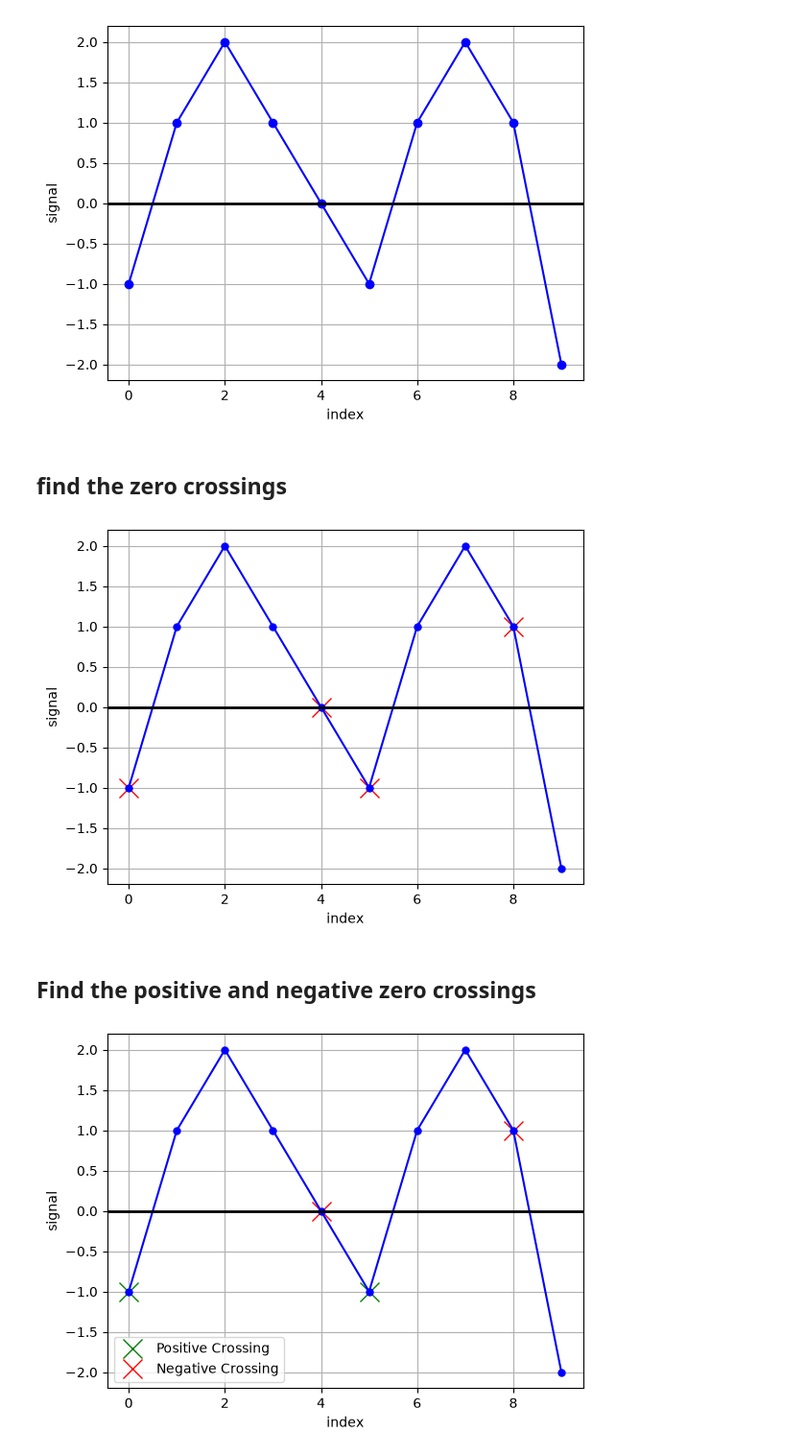
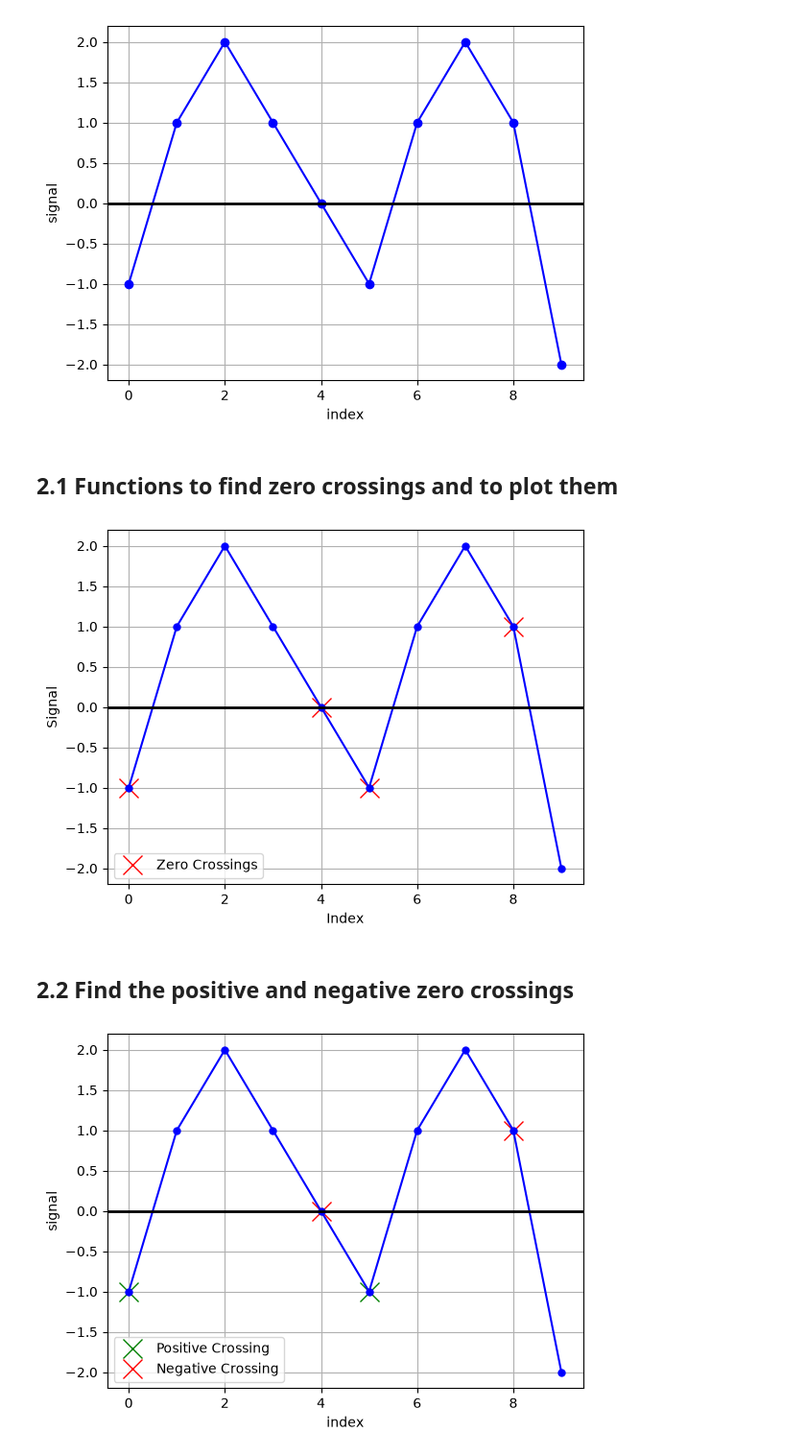
Before and after one commit to ChloeGil-student/Python-Series03, a Jupyter notebook: Python-Series03.ipynb, the cells around one changed output. Shown at 96% size. Saved outputs shown, nothing was run; the diff lists cells and outputs as text; code cells hidden in the pictures.

```diff
--- a/Python-Series03.ipynb
+++ b/Python-Series03.ipynb
@@ -26,31 +29,33 @@ plt.ylabel('signal')
 Text(0, 0.5, 'signal')
 [figure]
 # %% [markdown]
-## find the zero crossings
+## 2.1 Functions to find zero crossings and to plot them
 # %%
-# find the zero crossings in the signal
+# Find the zero crossings in the signal
+
 zero_crossings = np.where(np.sign(signal[:-1]) * np.sign(signal[1:]) < 0)[0]
-#zero_crossings = np.where(np.diff(np.sign(signal)) != 0)[0]
+
+# Zero_crossings = np.where(np.diff(np.sign(signal)) != 0)[0]
+
 zero_values = np.where(signal == 0)[0]
 zero_crossings = np.concatenate((zero_crossings, zero_values))
 
 # Mark the zero crossings on the plot
-# plot the signal xith the zero crossings marked with red circles
+# Plot the signal with the zero crossings marked with red circles
 
 for i in zero_crossings:
     plt.plot(i, signal[i], 'rx', markersize=15)
 
 plt.plot(signal, marker='o', linestyle='-', color='b', markersize=5)
 grid = True
 plt.grid(grid)
-# make the 0 axis bold
 plt.axhline(y=0, color='black', linewidth=2)
-plt.xlabel('index')
-plt.ylabel('signal')
-
+plt.xlabel('Index')
+plt.ylabel('Signal')
+plt.legend(['Zero Crossings'], loc='lower left')
 plt.show()
 # %% [output]
-[figure, old version]
+[figure, new version]
 # %% [markdown]
-## Find the positive and negative zero crossings
+## 2.2 Find the positive and negative zero crossings
 # %%
```
Also changed, not shown: parts of 25 cells of this notebook.
